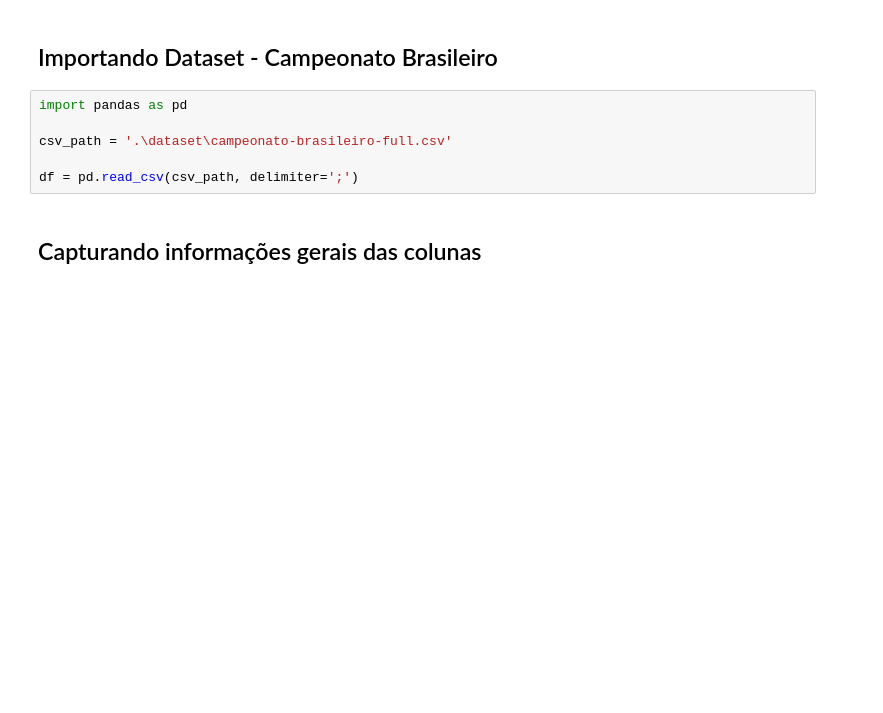
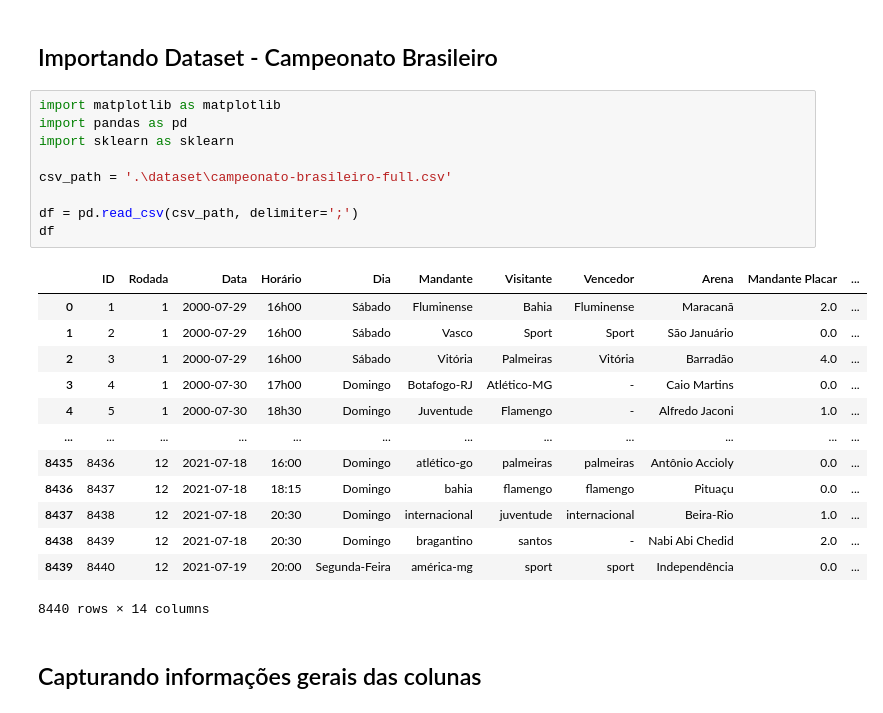
Before and after one commit to E-Rombi/campeonato-brasileiro-IA, a Jupyter notebook: main.ipynb, the cells around one changed output. Saved outputs shown, nothing was run; the diff lists cells and outputs as text; blank space fills up the shorter version.

```diff
--- a/main.ipynb
+++ b/main.ipynb
@@ -1,11 +1,28 @@
 # %% [markdown]
 ## Importando Dataset - Campeonato Brasileiro
 # %%
+import matplotlib as matplotlib
 import pandas as pd
+import sklearn as sklearn
 
 csv_path = '.\dataset\campeonato-brasileiro-full.csv'
 
 df = pd.read_csv(csv_path, delimiter=';')
+df
+# %% [output]
+|  | ID | Rodada | Data | Horário | Dia | Mandante | Visitante | Vencedor | Arena | Mandante Placar | ... |
+| 0 | 1 | 1 | 2000-07-29 | 16h00 | Sábado | Fluminense | Bahia | Fluminense | Maracanã | 2.0 | ... |
+| 1 | 2 | 1 | 2000-07-29 | 16h00 | Sábado | Vasco | Sport | Sport | São Januário | 0.0 | ... |
+| 2 | 3 | 1 | 2000-07-29 | 16h00 | Sábado | Vitória | Palmeiras | Vitória | Barradão | 4.0 | ... |
+| 3 | 4 | 1 | 2000-07-30 | 17h00 | Domingo | Botafogo-RJ | Atlético-MG | - | Caio Martins | 0.0 | ... |
+| 4 | 5 | 1 | 2000-07-30 | 18h30 | Domingo | Juventude | Flamengo | - | Alfredo Jaconi | 1.0 | ... |
+| ... | ... | ... | ... | ... | ... | ... | ... | ... | ... | ... | ... |
+| 8435 | 8436 | 12 | 2021-07-18 | 16:00 | Domingo | atlético-go | palmeiras | palmeiras | Antônio Accioly | 0.0 | ... |
+| 8436 | 8437 | 12 | 2021-07-18 | 18:15 | Domingo | bahia | flamengo | flamengo | Pituaçu | 0.0 | ... |
+| 8437 | 8438 | 12 | 2021-07-18 | 20:30 | Domingo | internacional | juventude | internacional | Beira-Rio | 1.0 | ... |
+| 8438 | 8439 | 12 | 2021-07-18 | 20:30 | Domingo | bragantino | santos | - | Nabi Abi Chedid | 2.0 | ... |
+| 8439 | 8440 | 12 | 2021-07-19 | 20:00 | Segunda-Feira | américa-mg | sport | sport | Independência | 0.0 | ... |
+8440 rows × 14 columns
 # %% [markdown]
 ## Capturando informações gerais das colunas
 # %%
```
Also changed, not shown: parts of 5 cells of this notebook.
